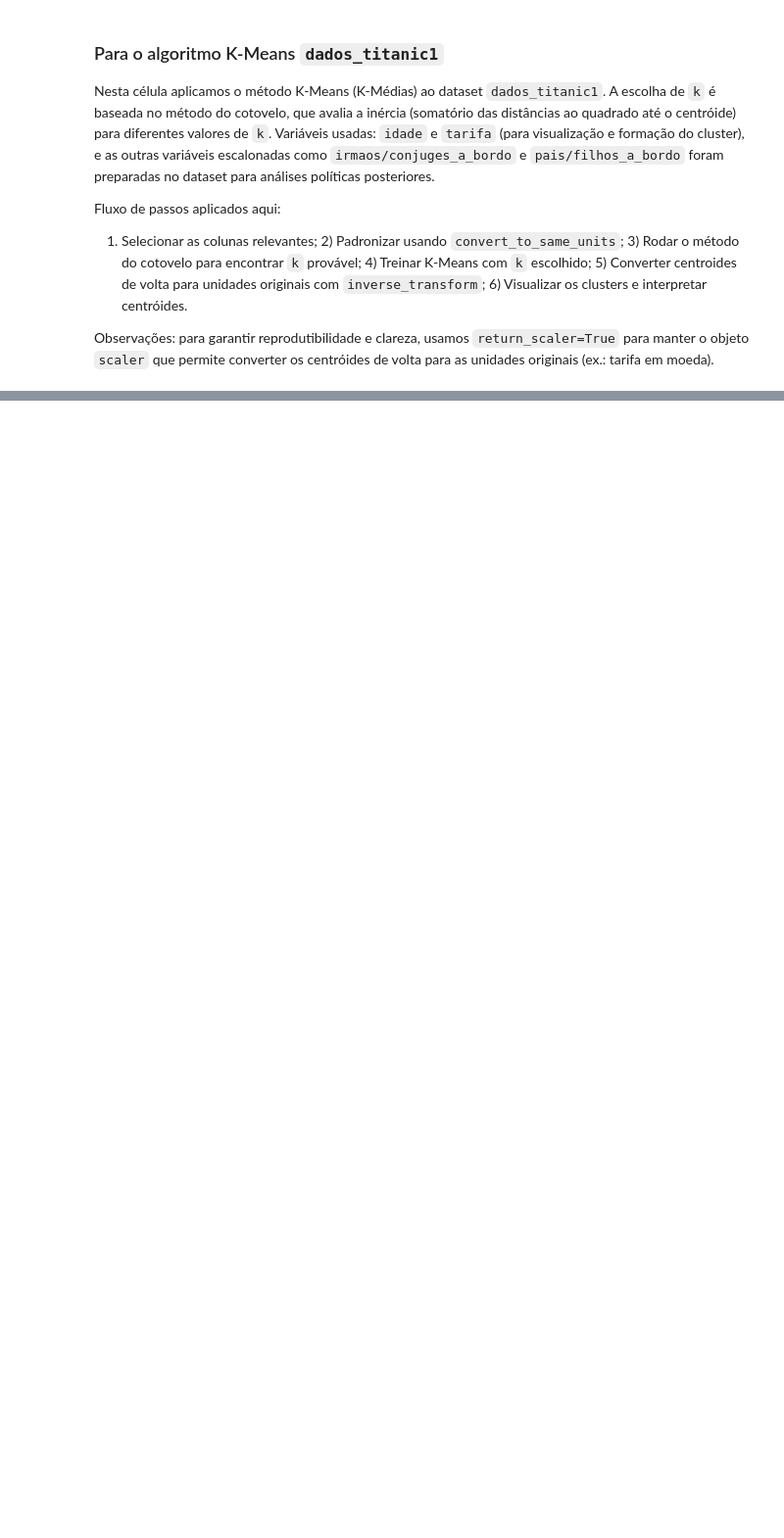
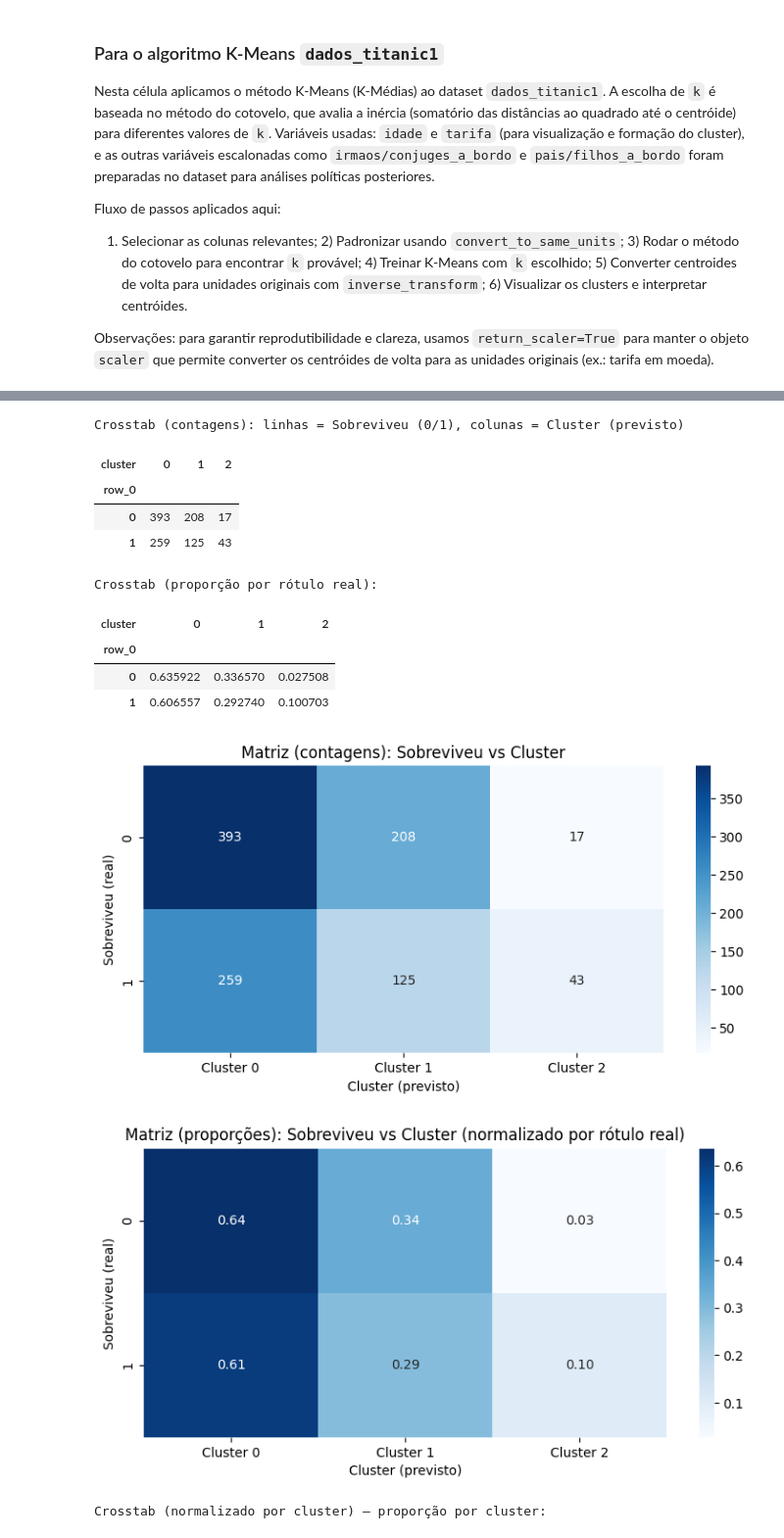
Before and after one commit to Fabiano01EST/PY, a Jupyter notebook: aplicação_pyhton.ipynb, the cells around one changed output, grey strips where cells are left out. Shown at 98% size. Saved outputs shown, nothing was run; the diff lists cells and outputs as text; code cells hidden in the pictures; blank space fills up the shorter version.

```diff
--- a/aplicação_pyhton.ipynb
+++ b/aplicação_pyhton.ipynb
@@ -405,0 +384,80 @@ for g in range(k):
+# %%
+# MATRIZ DE CONFUSÃO E CROSSTAB ENTRE 'sobreviveu' (real) E 'cluster' (previsto) - VERSÃO CORRIGIDA
+import pandas as pd
+from IPython.display import display
+import seaborn as sns
+import matplotlib.pyplot as plt
+
+# Checagem rápida: a coluna 'cluster' deve existir (após executar KMeans)
+if 'cluster' not in dados_titanic1.columns:
+    raise KeyError("Coluna 'cluster' não encontrada em dados_titanic1. Execute a célula KMeans antes.")
+
+# Preparar y_true e y_pred
+if pd.api.types.is_categorical_dtype(dados_titanic1['sobreviveu']):
+    y_true = dados_titanic1['sobreviveu'].cat.codes
+    y_labels = [str(x) for x in dados_titanic1['sobreviveu'].cat.categories]
+else:
+    y_true = dados_titanic1['sobreviveu'].astype(int)
+    y_labels = sorted(dados_titanic1['sobreviveu'].unique().astype(str).tolist())
+
+y_pred = dados_titanic1['cluster'].astype(int)
+cluster_labels = sorted(y_pred.unique().tolist())
+
+# Crosstab (contagens)
+ct = pd.crosstab(y_true, y_pred)
+print('Crosstab (contagens): linhas = Sobreviveu (0/1), colunas = Cluster (previsto)')
+display(ct)
+
+# Crosstab normalizado por linha (proporção por rótulo real)
+ct_norm = pd.crosstab(y_true, y_pred, normalize='index')
+print('\nCrosstab (proporção por rótulo real):')
+display(ct_norm)
+
+# Plot: contagens
+plt.figure(figsize=(9,4))
+ax = sns.heatmap(ct, annot=True, fmt='d', cmap='Blues')
+ax.set_xlabel('Cluster (previsto)')
+ax.set_ylabel('Sobreviveu (real)')
+try:
+    ax.set_yticklabels(y_labels)
+except Exception:
+    pass
+ax.set_xticklabels([f'Cluster {c}' for c in cluster_labels])
+plt.title('Matriz (contagens): Sobreviveu vs Cluster')
+plt.show()
+
+# Plot: proporções normalizadas por rótulo real
+plt.figure(figsize=(9,4))
+ax2 = sns.heatmap(ct_norm, annot=True, fmt='.2f', cmap='Blues')
+ax2.set_xlabel('Cluster (previsto)')
+ax2.set_ylabel('Sobreviveu (real)')
+try:
+    ax2.set_yticklabels(y_labels)
+except Exception:
+    pass
+ax2.set_xticklabels([f'Cluster {c}' for c in cluster_labels])
+plt.title('Matriz (proporções): Sobreviveu vs Cluster (normalizado por rótulo real)')
+plt.show()
+
+# Proporção por cluster
+ct_colnorm = pd.crosstab(y_true, y_pred, normalize='columns')
+print('\nCrosstab (normalizado por cluster) — proporção por cluster:')
+display(ct_colnorm)
+plt.figure(figsize=(9,4))
+sns.heatmap(ct_colnorm, annot=True, fmt='.2f', cmap='Blues')
+plt.title('Matriz (proporções): Sobreviveu vs Cluster (normalizado por cluster)')
+plt.show()
+# %% [output]
+Crosstab (contagens): linhas = Sobreviveu (0/1), colunas = Cluster (previsto)
+| cluster | 0 | 1 | 2 |
+| row_0 |  |  |  |
+| 0 | 393 | 208 | 17 |
+| 1 | 259 | 125 | 43 |
+Crosstab (proporção por rótulo real):
+| cluster | 0 | 1 | 2 |
+| row_0 |  |  |  |
+| 0 | 0.635922 | 0.336570 | 0.027508 |
+| 1 | 0.606557 | 0.292740 | 0.100703 |
+[figure, added]
+[figure, added]
+Crosstab (normalizado por cluster) — proporção por cluster:
```
Also changed, not shown: parts of 3 cells of this notebook.
